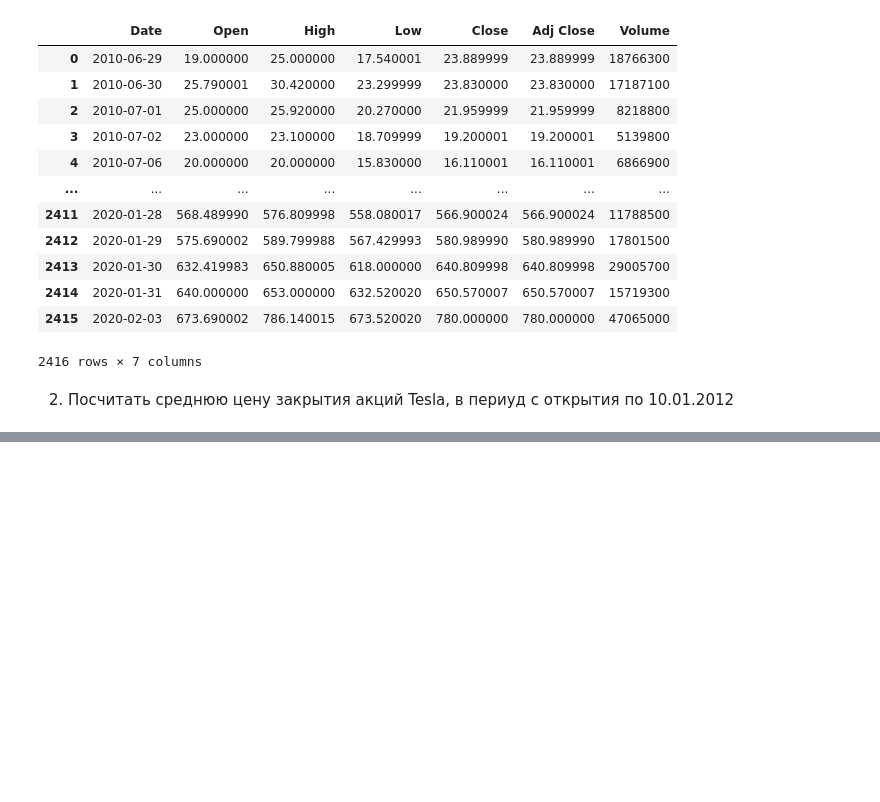
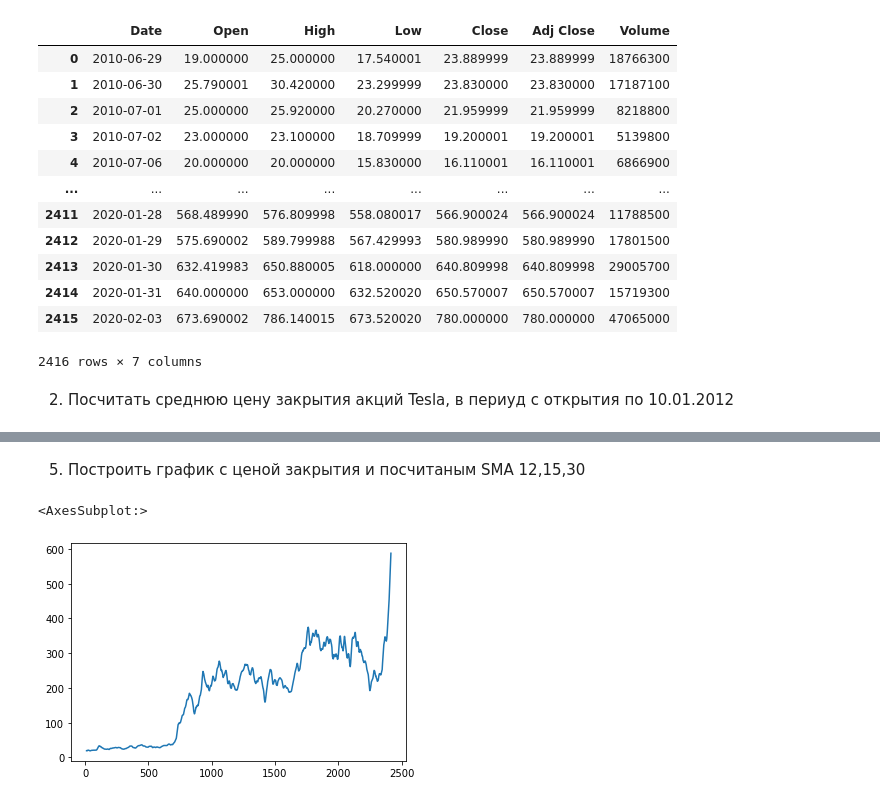
Before and after one commit to BalalaikaBear/-MAI-Repository, a Jupyter notebook: Exercise 10 Pandas.ipynb, the cells around one changed output, grey strips where cells are left out. Saved outputs shown, nothing was run; the diff lists cells and outputs as text; code cells hidden in the pictures; blank space fills up the shorter version.

```diff
--- a/Exercise 10 Pandas.ipynb
+++ b/Exercise 10 Pandas.ipynb
@@ -33,0 +59,7 @@ ValueError: The truth value of a Series is ambiguous. Use a.empty, a.bool(), a.i
+# %% [markdown]
+5. Построить график с ценой закрытия и посчитаным SMA 12,15,30
+# %%
+df.Close.rolling(window=12).mean().plot()
+# %% [output]
+<AxesSubplot:>
+[figure, added]
```
Also changed, not shown: parts of 8 cells of this notebook.
